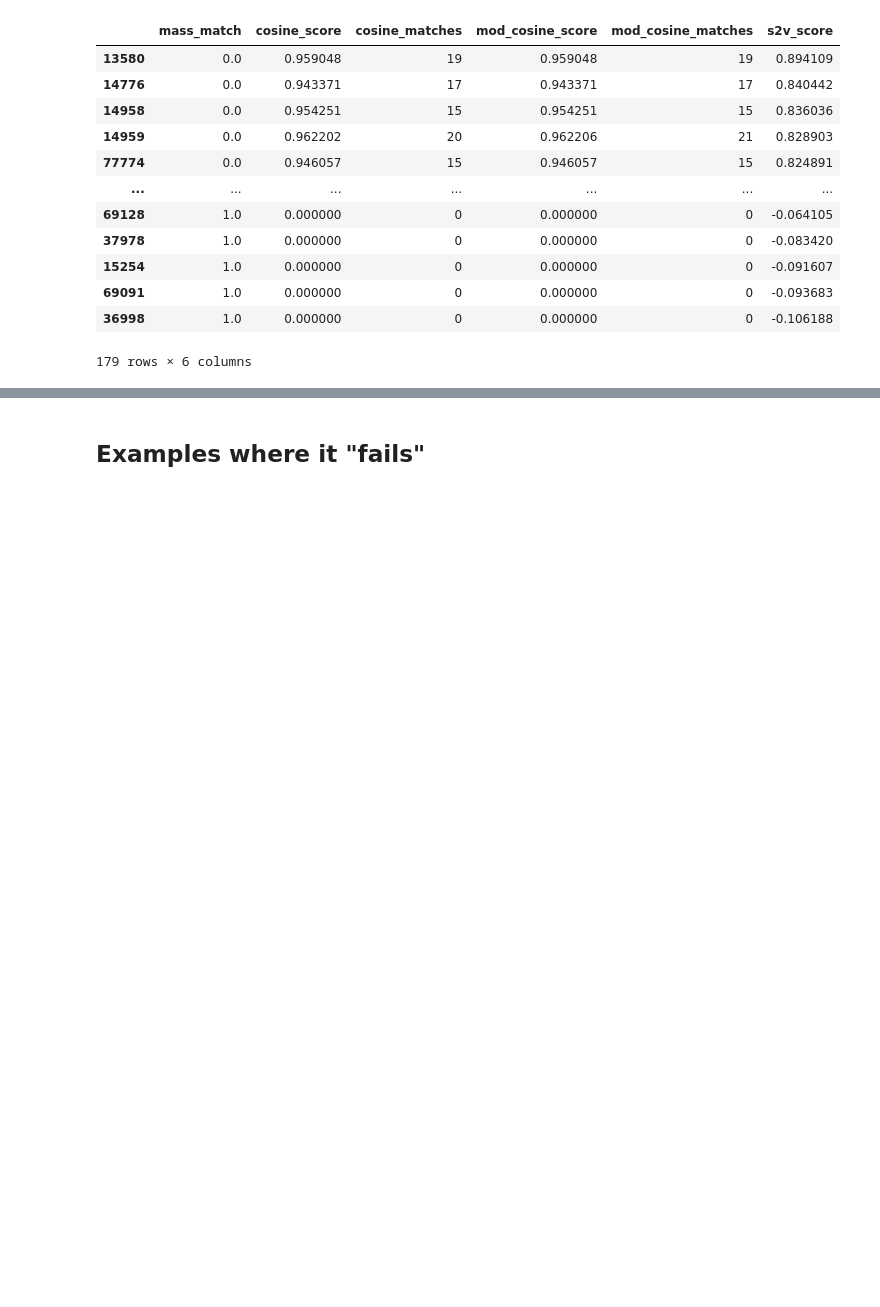
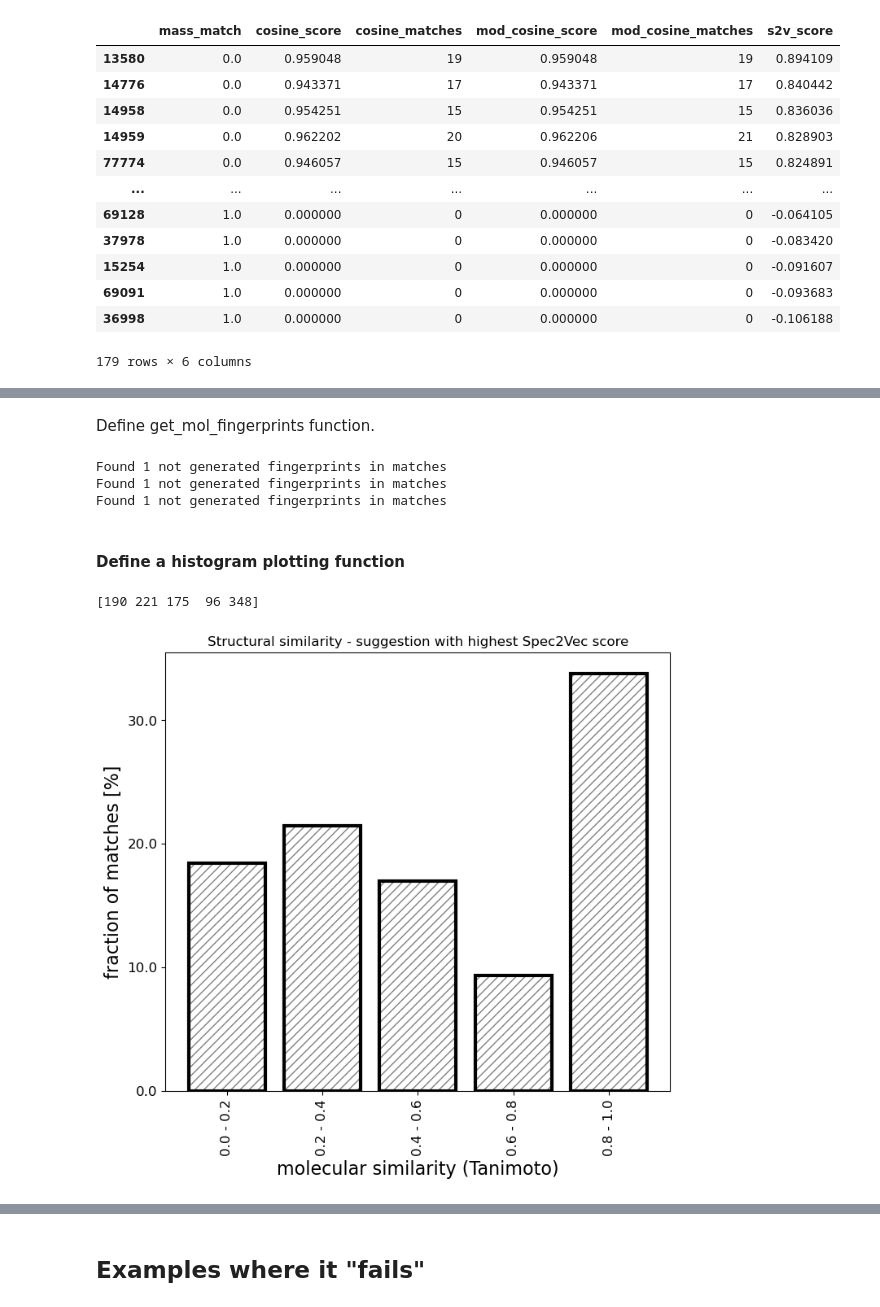
Before and after one commit to iomega/spec2vec_gnps_data_analysis, a Jupyter notebook: notebooks/iomega-9-unknown-compound-search.ipynb, the cells around one changed output, grey strips where cells are left out. Saved outputs shown, nothing was run; the diff lists cells and outputs as text; code cells hidden in the pictures; blank space fills up the shorter version.

```diff
--- a/notebooks/iomega-9-unknown-compound-search.ipynb
+++ b/notebooks/iomega-9-unknown-compound-search.ipynb
@@ -507,8 +371,0 @@ def histogram_found_matches(matches,
-# %%
-hist, bin_edges = histogram_found_matches(mol_sim_matches,
-                                          5,
-                                           'argmax',
-                                           list_modcos)
-print(hist)
-plt.title("Structural similarity - suggestion with highest Spec2Vec score")
-plt.savefig("unknown_compound_matching_s2v_argmax.pdf", bbox_inches='tight')
@@ -518,10 +371,0 @@ plt.savefig("unknown_compound_matching_s2v_argmax.pdf", bbox_inches='tight')
-# %%
-hist, bin_edges = histogram_found_matches(mol_sim_matches,
-                                          5,
-                                           'ideal_pick',
-                                           list_modcos)
-print(hist)
-
-plt.title("Structural similarity - best suggestion within Spec2Vec score top-10")
-plt.savefig("unknown_compound_matching_s2v_ideal_pick.pdf", bbox_inches='tight')
-plt.savefig("unknown_compound_matching_s2v_ideal_pick.png", bbox_inches='tight')
@@ -719,0 +377,2 @@ Draw.MolsToGridImage([x for x in molecules if x is not None], molsPerRow=4, subI
+# %% [markdown]
+Define get_mol_fingerprints function.
@@ -719,0 +409,40 @@ Draw.MolsToGridImage([x for x in molecules if x is not None], molsPerRow=4, subI
+# %%
+from matchms.similarity.vector_similarity_functions import jaccard_similarity_matrix
+
+mol_sim_matches = []
+list_sv2 = []
+list_modcos = []
+
+for ID in range(len(documents_query)):
+    idx = found_matches[ID].sort_values(by=["s2v_score"], ascending=False).index.tolist()[:10]
+
+    if len(idx) > 0:
+        fingerprint_query = get_mol_fingerprints([documents_query[ID]._obj],
+                                                     fingerprint_type="daylight", #morgan3",
+                                                     nbits=2048)
+        fingerprint_matches = get_mol_fingerprints([documents_library[i]._obj for i in idx],
+                                                     fingerprint_type="daylight", #morgan3",
+                                                     nbits=2048)
+
+        # Calculate similarities
+        if fingerprint_query[0] is None:
+            print("No fingerprint generated for query spectrum {}".format(ID))
+        else:
+            if np.sum([1 for x in fingerprint_matches if x is None]) > 0:
+                print("Found {} not generated fingerprints in matches".format(np.sum([1 for x in fingerprint_matches if x is None])))
+            exclude_empty_fps = [i for i, x in enumerate(fingerprint_matches) if x is not None]
+            if len(fingerprint_matches) > 0 and len(fingerprint_query) > 0:
+                Mtest = jaccard_similarity_matrix(np.asarray(fingerprint_query),
+                                                   np.asarray([fingerprint_matches[i] for i in exclude_empty_fps]))
+                mol_sim_matches.append(Mtest)
+            else:
+                mol_sim_matches.append(None)
+
+            list_sv2.append(found_matches[ID].loc[[idx[i] for i in exclude_empty_fps]]['s2v_score'].values.tolist())
+            list_modcos.append(found_matches[ID].loc[[idx[i] for i in exclude_empty_fps]]['mod_cosine_score'].values.tolist())
+# %% [output]
+Found 1 not generated fingerprints in matches
+Found 1 not generated fingerprints in matches
+Found 1 not generated fingerprints in matches
+# %% [markdown]
+#### Define a histogram plotting function
@@ -719,0 +489,9 @@ Draw.MolsToGridImage([x for x in molecules if x is not None], molsPerRow=4, subI
+# %%
+hist, bin_edges = histogram_found_matches(mol_sim_matches, 5, 'argmax', list_modcos)
+
+print(hist)
+plt.title("Structural similarity - suggestion with highest Spec2Vec score")
+plt.savefig("Unknown_compound_matching_s2v_highest_score.pdf", bbox_inches='tight')
+# %% [output]
+[190 221 175  96 348]
+[figure, added]
```
Also changed, not shown: parts of 93 cells of this notebook, 2 other files.
